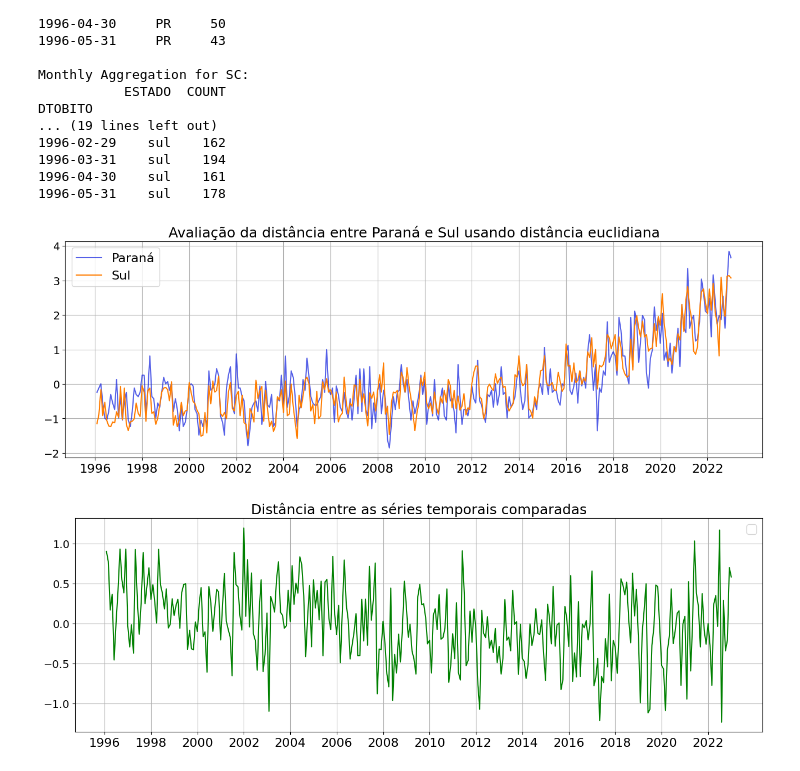
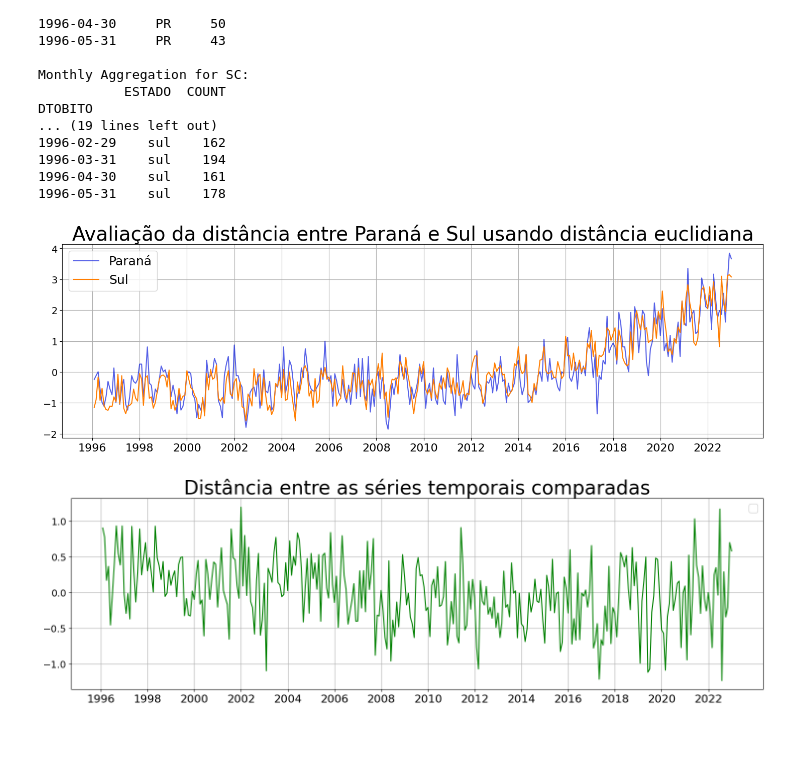
Before and after one commit to vklannusp/BrSuicides-dataset, a Jupyter notebook: data_exploration/ds_applications.ipynb, the cells around one changed output. Drawn from its saved outputs; the diff is of its cells as text; code cells hidden in the pictures; blank space fills up the shorter version.

```diff
--- a/data_exploration/ds_applications.ipynb
+++ b/data_exploration/ds_applications.ipynb
@@ -435,0 +444,3 @@ generate_poisson_trend_and_plot(ts_sudeste_monthly, date_range_years, main_title
+# %%
+main_title = 'Sazonalidade dos casos de suicídio no sudeste entre 1996 e 2022'
+generate_seasonality_and_plot(ts_sudeste_monthly, date_range_years, main_title, "COUNT", font_size=28)
@@ -503,7 +516,7 @@ DTOBITO
 1996-04-30    sul    161
 1996-05-31    sul    178
 # %%
-def plot_comparison(ts1, ts2, ts1_name, ts2_name, years_range, main_title=None, column="COUNT", figsize=(16, 5), font_size=18):
+def plot_comparison(ts1, ts2, ts1_name, ts2_name, years_range, main_title=None, column="COUNT", figsize=(18, 5), font_size=18):
     start_date, end_date = f"{years_range[0]}-01-01", f"{years_range[1]}-12-31"
 
     # Set specific x-ticks and labels, step=2
@@ -526,7 +539,7 @@ def plot_comparison(ts1, ts2, ts1_name, ts2_name, years_range, main_title=None,
     plt.title(main_title if main_title else '', fontsize=font_size)
     plt.xlabel('')
     plt.grid(True)
-    plt.legend(fontsize=16)
+    plt.legend(fontsize=18)
     plt.show()
 
     # Plot the distance (difference) between the two time series
@@ -544,10 +557,10 @@ def plot_comparison(ts1, ts2, ts1_name, ts2_name, years_range, main_title=None,
     plt.show()
 # %%
 plot_title = 'Avaliação da distância entre Paraná e Sul usando distância euclidiana'
-plot_comparison(sul_tss['PR'], ts_sul_monthly, ts1_name="Paraná", ts2_name="Sul", years_range=date_range_years, main_title=plot_title, column="COUNT")
+plot_comparison(sul_tss['PR'], ts_sul_monthly, ts1_name="Paraná", ts2_name="Sul", years_range=date_range_years, main_title=plot_title, column="COUNT", font_size=28)
 # %% [output]
-[figure, old version]
+[figure, new version]
-[figure, old version]
+[figure, new version]
 # %%
 # plot_comparison(sul_tss['PR'], sul_tss['SC'], ts1_name="Paraná", ts2_name="Santa Catarina", years_range=date_range_years, column="COUNT")
 # %%
```
Also changed, not shown: parts of 12 cells of this notebook, 10 other files.
